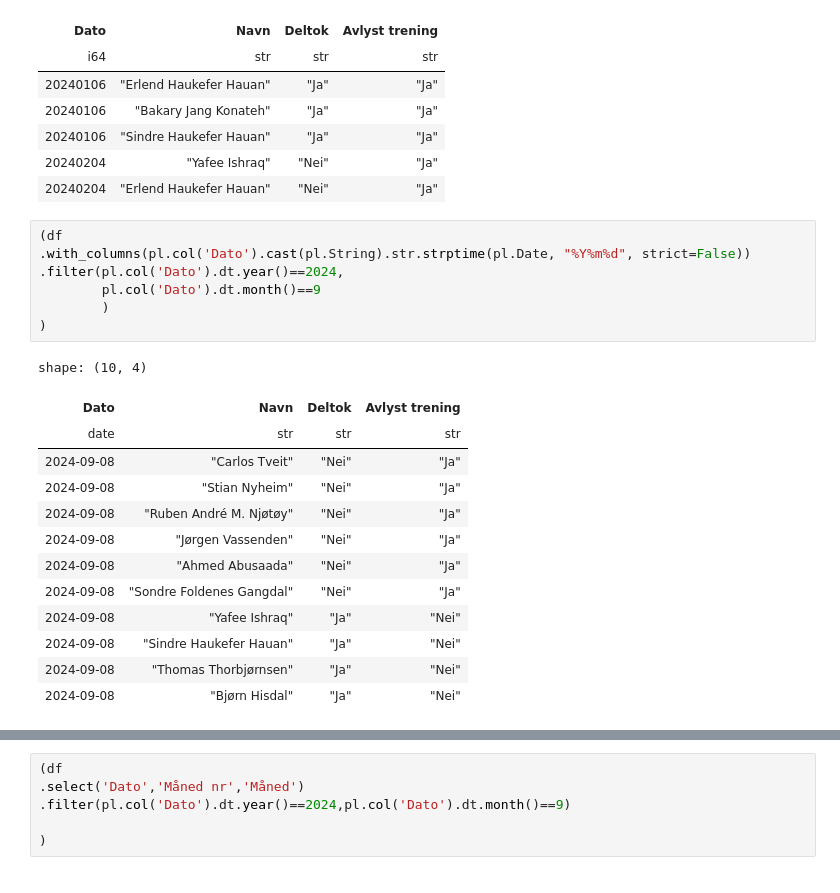
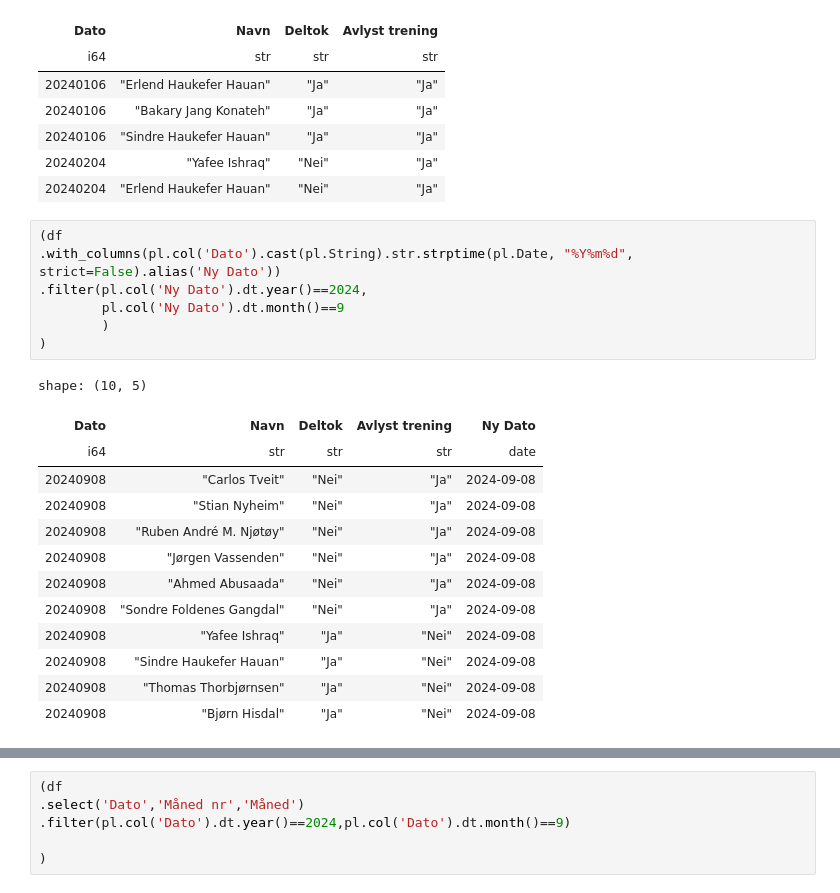
Before and after one commit to PolarsDude/treningsstatistikk-, a Jupyter notebook: test_fil.ipynb, the cells around one changed output, grey strips where cells are left out. Drawn from its saved outputs; the diff is of its cells as text.

```diff
--- a/test_fil.ipynb
+++ b/test_fil.ipynb
@@ -22,25 +22,25 @@ shape: (5, 4)
 | 20240204 | "Erlend Haukefer Hauan" | "Nei" | "Ja" |
 # %%
 (df
-.with_columns(pl.col('Dato').cast(pl.String).str.strptime(pl.Date, "%Y%m%d", strict=False))
-.filter(pl.col('Dato').dt.year()==2024,
-        pl.col('Dato').dt.month()==9
+.with_columns(pl.col('Dato').cast(pl.String).str.strptime(pl.Date, "%Y%m%d", strict=False).alias('Ny Dato'))
+.filter(pl.col('Ny Dato').dt.year()==2024,
+        pl.col('Ny Dato').dt.month()==9
         )
 )
 # %% [output]
-shape: (10, 4)
+shape: (10, 5)
-| Dato | Navn | Deltok | Avlyst trening |
-| date | str | str | str |
-| 2024-09-08 | "Carlos Tveit" | "Nei" | "Ja" |
-| 2024-09-08 | "Stian Nyheim" | "Nei" | "Ja" |
-| 2024-09-08 | "Ruben André M. Njøtøy" | "Nei" | "Ja" |
-| 2024-09-08 | "Jørgen Vassenden" | "Nei" | "Ja" |
-| 2024-09-08 | "Ahmed Abusaada" | "Nei" | "Ja" |
-| 2024-09-08 | "Sondre Foldenes Gangdal" | "Nei" | "Ja" |
-| 2024-09-08 | "Yafee Ishraq" | "Ja" | "Nei" |
-| 2024-09-08 | "Sindre Haukefer Hauan" | "Ja" | "Nei" |
-| 2024-09-08 | "Thomas Thorbjørnsen" | "Ja" | "Nei" |
-| 2024-09-08 | "Bjørn Hisdal" | "Ja" | "Nei" |
+| Dato | Navn | Deltok | Avlyst trening | Ny Dato |
+| i64 | str | str | str | date |
+| 20240908 | "Carlos Tveit" | "Nei" | "Ja" | 2024-09-08 |
+| 20240908 | "Stian Nyheim" | "Nei" | "Ja" | 2024-09-08 |
+| 20240908 | "Ruben André M. Njøtøy" | "Nei" | "Ja" | 2024-09-08 |
+| 20240908 | "Jørgen Vassenden" | "Nei" | "Ja" | 2024-09-08 |
+| 20240908 | "Ahmed Abusaada" | "Nei" | "Ja" | 2024-09-08 |
+| 20240908 | "Sondre Foldenes Gangdal" | "Nei" | "Ja" | 2024-09-08 |
+| 20240908 | "Yafee Ishraq" | "Ja" | "Nei" | 2024-09-08 |
+| 20240908 | "Sindre Haukefer Hauan" | "Ja" | "Nei" | 2024-09-08 |
+| 20240908 | "Thomas Thorbjørnsen" | "Ja" | "Nei" | 2024-09-08 |
+| 20240908 | "Bjørn Hisdal" | "Ja" | "Nei" | 2024-09-08 |
 # %%
 df = (df
 .pipe(prep)
```
Also changed, not shown: parts of 5 cells of this notebook, 1 other file.
